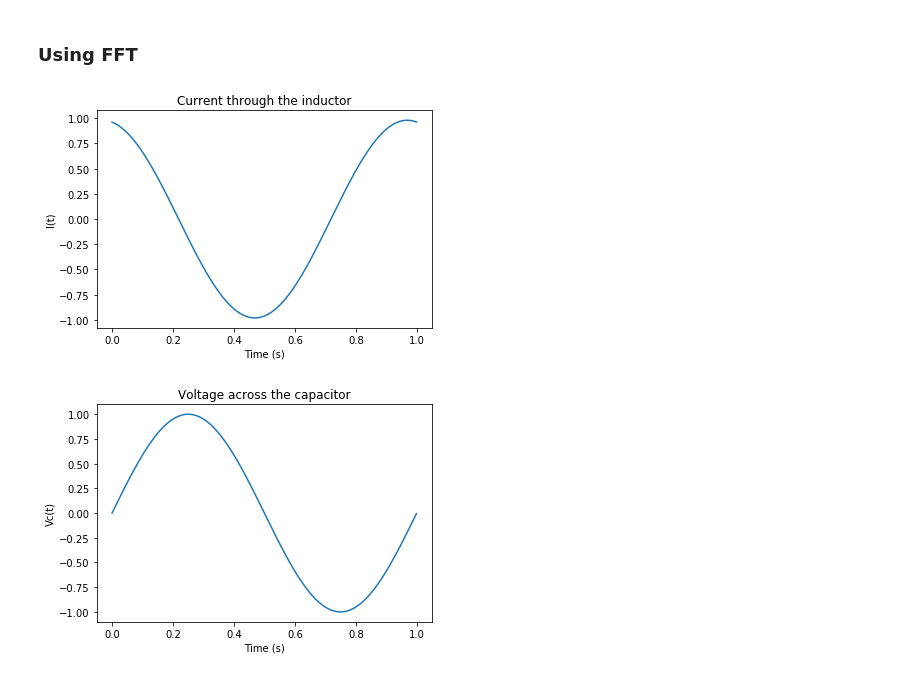
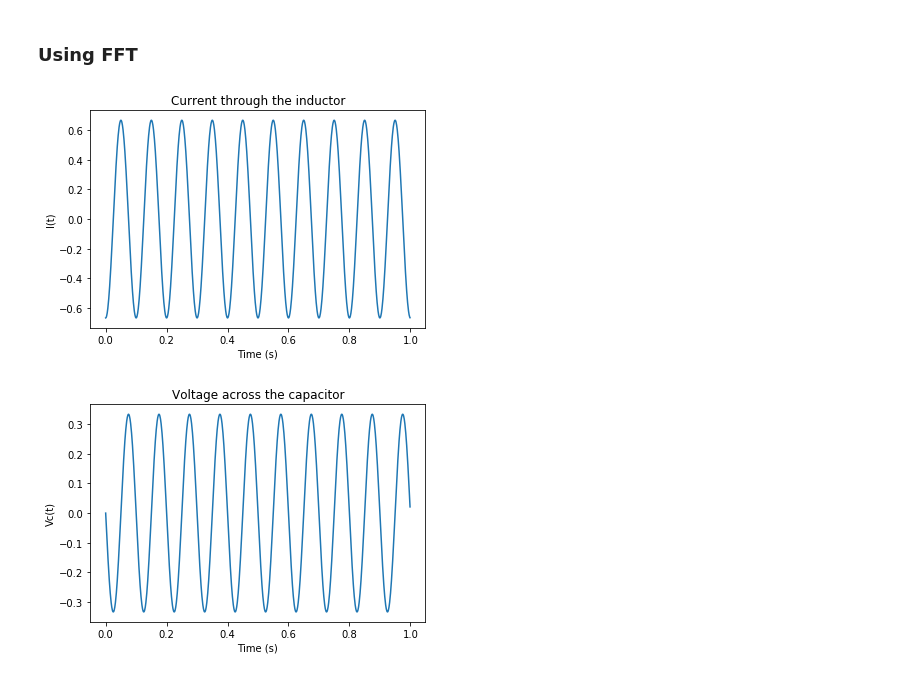
Before and after one commit to anuvazhayil/ODECircuits, a Jupyter notebook: LCCircuit.ipynb, the cells around one changed output. Cells and saved outputs as stored; diff of their text form; code cells hidden in the pictures.

```diff
--- a/LCCircuit.ipynb
+++ b/LCCircuit.ipynb
@@ -40,37 +40,38 @@ plt.show()
 # %% [markdown]
 ### Using FFT
 # %%
+# with an AC Source
 from numpy.fft import fft
 from numpy.fft import ifft
 
 L = 0.2
 C = 0.2
 t = np.arange(0, 1, 0.001)
-#Vc= [5] * len(t)
-Vc = np.sin(2 * np.pi * 1 * t)
-Il = np.zeros(len(t))
-#Vc[0] = 5
-Il[0] = 0
+
+Vs = np.sin(2 * np.pi * 10 * t)
+
 delta = 0.001
 
 #Applying FFT
 N = len(t)
 W = np.zeros(N)
 W[0 : N/2+1] = np.arange(0, N/2+1)
 W[N/2+1 : N] = np.arange(-(N/2-1), 0)
-Il = ifft((fft(Vc) * 1j * W * 1/L)/(1/C - 1j * W))
+
+Il =  ifft(fft(Vs)/(L * 1j * W + 1/(C * 1j * W + 0.001)))
+Vc = ifft((1/C) * fft(Il)/(1j * W + 0.001))
 
 plt.plot(t,Il)
 plt.xlabel('Time (s)')
 plt.ylabel('I(t)')
 plt.title('Current through the inductor')
 plt.show()
 
 plt.plot(t,Vc)
 plt.xlabel('Time (s)')
 plt.ylabel('Vc(t)')
 plt.title('Voltage across the capacitor')
 plt.show()
 # %% [output]
-[figure, old version]
+[figure, new version]
-[figure, old version]
+[figure, new version]
```
